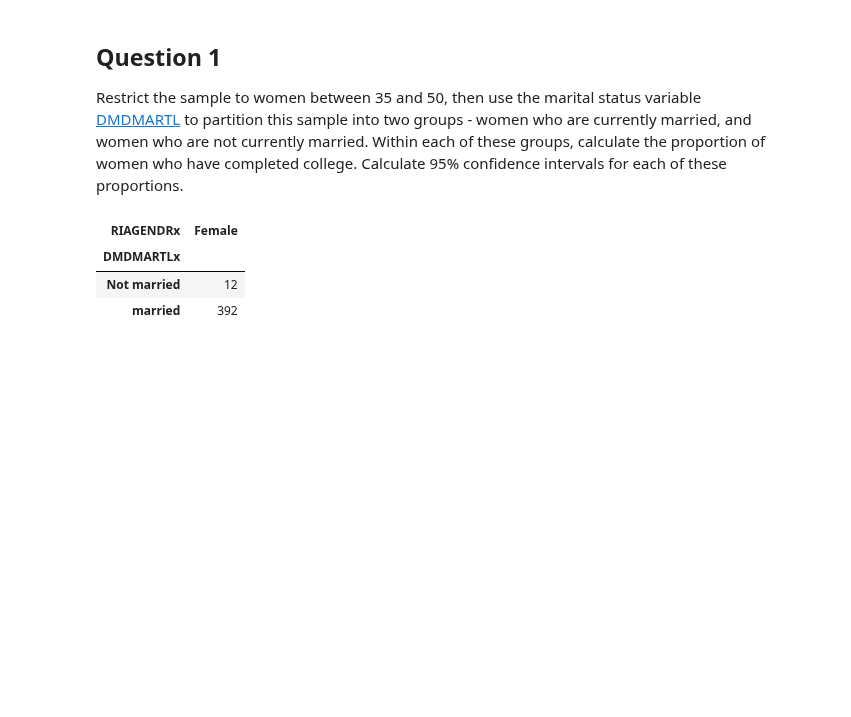
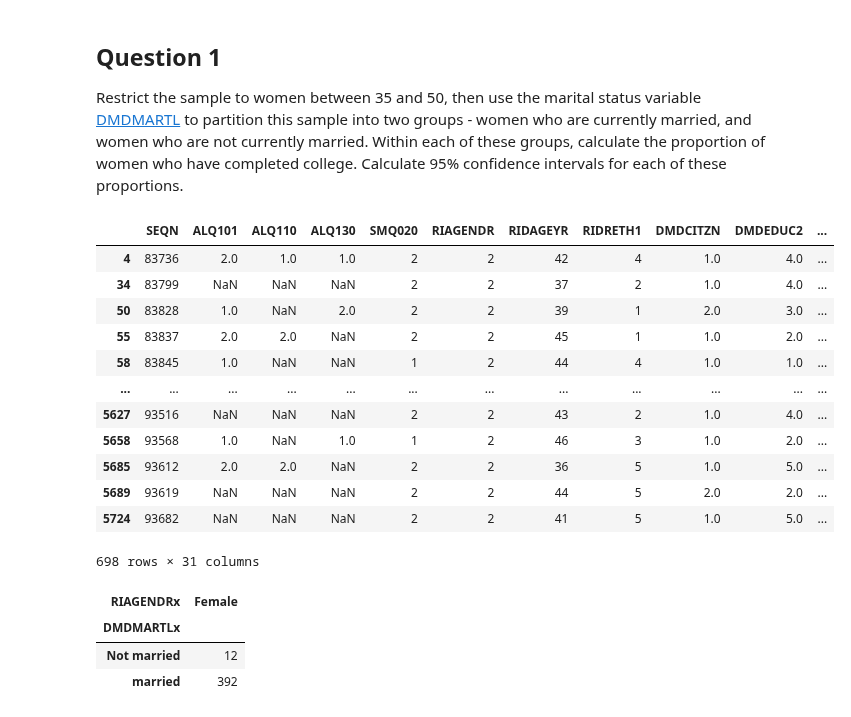
Before and after one commit to nsarkhanov/AI_Course_Exercise, a Jupyter notebook: M2/D9/01_confidence_intervals_practice.ipynb, the cells around one changed output. Cells and saved outputs as stored; diff of their text form; code cells hidden in the pictures; blank space fills up the shorter version.

```diff
--- a/M2/D9/01_confidence_intervals_practice.ipynb
+++ b/M2/D9/01_confidence_intervals_practice.ipynb
@@ -73,8 +67,24 @@ sample into two groups - women who are currently married, and women who are not
  Calculate 95% confidence intervals for each of these proportions.
 # %%
 # enter your code here
-da["DMDMARTLx"]=da.DMDMARTL.replace({1: "married", 2: "Not married", 6: np.nan, 5: np.nan,3:np.nan,4:np.nan,77:np.nan})
+da["DMDMARTLx"]=da.DMDMARTL.replace({1: "married", 2: "Not married", 5: np.nan,3:np.nan,6:np.nan,4:np.nan})
 da["RIAGENDRx"] = da.RIAGENDR.replace({1: "Male", 2: "Female"})
+da["SMQ020x"] = da.SMQ020.replace({1: "Yes", 2: "No", 7: np.nan, 9: np.nan})
 # %%
-da=da.loc[da["RIAGENDRx"]=="Female" ]
+da_f=da.loc[da["RIAGENDRx"]=="Female" ]  #data frame for female and maried not married
+da_f
+# %% [output]
+|  | SEQN | ALQ101 | ALQ110 | ALQ130 | SMQ020 | RIAGENDR | RIDAGEYR | RIDRETH1 | DMDCITZN | DMDEDUC2 | ... |
+| 4 | 83736 | 2.0 | 1.0 | 1.0 | 2 | 2 | 42 | 4 | 1.0 | 4.0 | ... |
+| 34 | 83799 | NaN | NaN | NaN | 2 | 2 | 37 | 2 | 1.0 | 4.0 | ... |
+| 50 | 83828 | 1.0 | NaN | 2.0 | 2 | 2 | 39 | 1 | 2.0 | 3.0 | ... |
+| 55 | 83837 | 2.0 | 2.0 | NaN | 2 | 2 | 45 | 1 | 1.0 | 2.0 | ... |
+| 58 | 83845 | 1.0 | NaN | NaN | 1 | 2 | 44 | 4 | 1.0 | 1.0 | ... |
+| ... | ... | ... | ... | ... | ... | ... | ... | ... | ... | ... | ... |
+| 5627 | 93516 | NaN | NaN | NaN | 2 | 2 | 43 | 2 | 1.0 | 4.0 | ... |
+| 5658 | 93568 | 1.0 | NaN | 1.0 | 1 | 2 | 46 | 3 | 1.0 | 2.0 | ... |
+| 5685 | 93612 | 2.0 | 2.0 | NaN | 2 | 2 | 36 | 5 | 1.0 | 5.0 | ... |
+| 5689 | 93619 | NaN | NaN | NaN | 2 | 2 | 44 | 5 | 2.0 | 2.0 | ... |
+| 5724 | 93682 | NaN | NaN | NaN | 2 | 2 | 41 | 5 | 1.0 | 5.0 | ... |
+698 rows × 31 columns
 # %%
```
Also changed, not shown: parts of 6 cells of this notebook.
